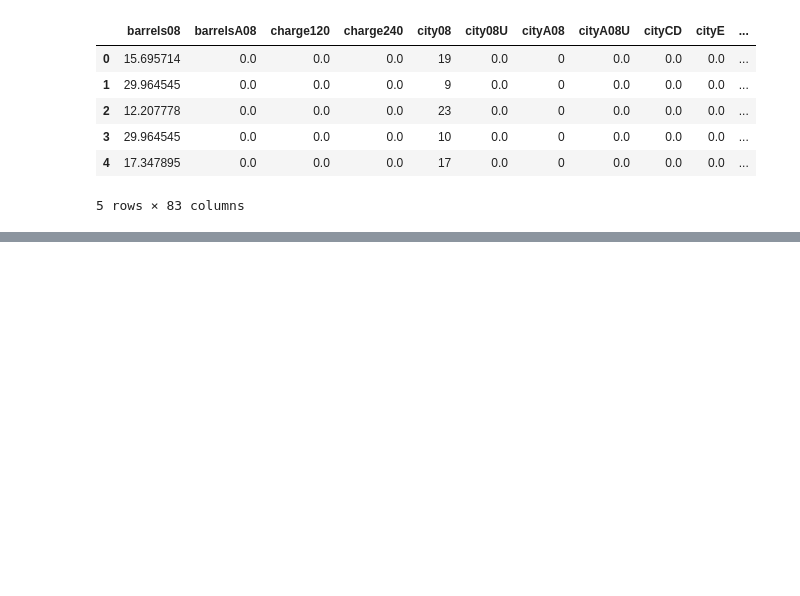
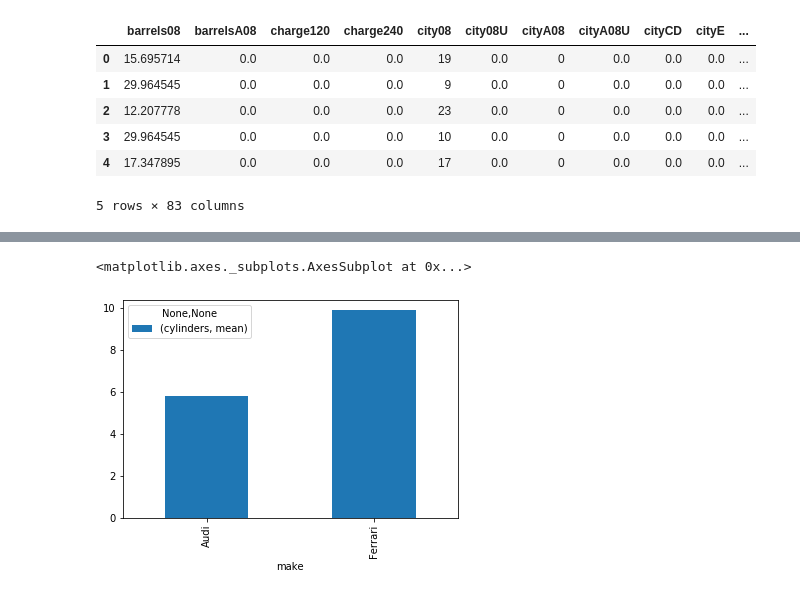
Before and after one commit to Sergio-Perez/datamad0320-1, a Jupyter notebook: w2-d4-pandas-cleaning.ipynb, the cells around one changed output, grey strips where cells are left out. Saved outputs shown, nothing was run; the diff lists cells and outputs as text; code cells hidden in the pictures; blank space fills up the shorter version.

Commit message:
cleaned data

```diff
--- a/w2-d4-pandas-cleaning.ipynb
+++ b/w2-d4-pandas-cleaning.ipynb
@@ -223,0 +375,2 @@ df_clean["make"].value_counts().reset_index().sort_values('index')
+# %%
+df_clean["drive"] = df_clean.drive.fillna("NoTransmision")
@@ -223,0 +421,3 @@ df_clean["make"].value_counts().reset_index().sort_values('index')
+# %%
+df_clean.loc[df_clean["trany"].str.startswith("A"),"trany"] = "Auto"
+df_clean.loc[df_clean["trany"].str.startswith("M"),"trany"] = "Manual"
@@ -223,0 +435,8 @@ df_clean["make"].value_counts().reset_index().sort_values('index')
+# %%
+import numpy as np
+
+# Lista con los indices audi
+#np.where(df_clean.make=="Audi")
+
+marcas_caras = ["Audi","Mercedes","Ferrari"]
+df_clean["expensive"] = np.where(df_clean.make.isin(marcas_caras), True, False)
@@ -223,0 +481,4 @@ df_clean["make"].value_counts().reset_index().sort_values('index')
+# %%
+df_clean["decada"] = pd.cut(df_clean.year,
+                                bins=[1979,1989,1999,2009,2019],
+                                labels=range(1980,2020,10))
@@ -223,0 +574,8 @@ df_clean["make"].value_counts().reset_index().sort_values('index')
+# %%
+%matplotlib inline
+data = df_clean[df_clean.expensive].groupby(["make"]).agg({"cylinders":["mean"]})
+
+data.plot.bar()
+# %% [output]
+<matplotlib.axes._subplots.AxesSubplot at 0x...>
+[figure, added]
```
Also changed, not shown: parts of 49 cells of this notebook, 2 other files.
